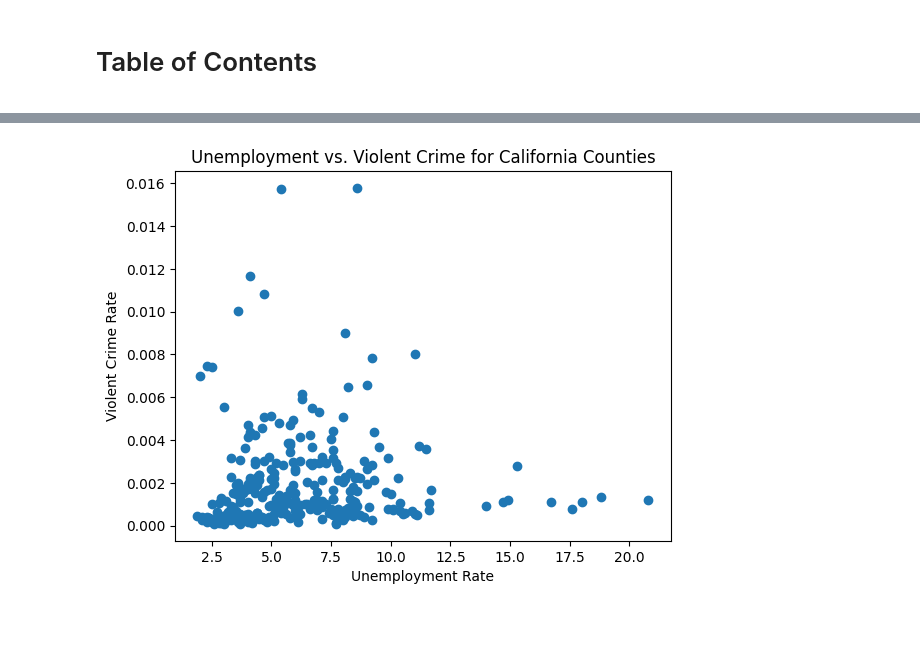
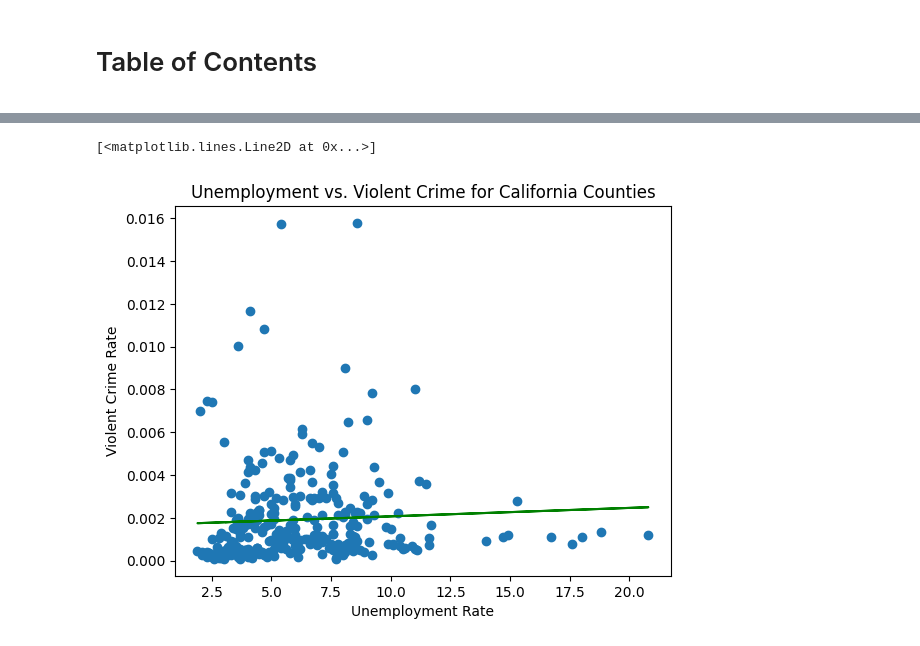
Before and after one commit to stanford-decarceration-collective/stanford-decarceration-collective, a Jupyter notebook: notebooks/crime_correlation/linear_regression_prep.ipynb, the cells around one changed output, grey strips where cells are left out. Cells and saved outputs as stored; diff of their text form; code cells hidden in the pictures.

```diff
--- a/notebooks/crime_correlation/linear_regression_prep.ipynb
+++ b/notebooks/crime_correlation/linear_regression_prep.ipynb
@@ -68,8 +79,20 @@ per_capita_crime = violent_crime / population
 
 property_crime.astype(int)
 per_capita_property_crime = property_crime / population
+
+urban_rural.columns = ['total_units', 'urban_units', 'rural_units']
+
+urban_rural.urban_units = urban_rural.urban_units / urban_rural.total_units
+urban_rural.rural_units = urban_rural.rural_units / urban_rural.total_units
+# %%
+wealth_metrics.columns = ['population', 'population_density', 'per_capita_income', 'median_household_income', 'median_family_income']
+median_household_income = wealth_metrics.drop(['population', 'population_density', 'per_capita_income', 'median_family_income'], axis=1)
+percent_urban = urban_rural.drop(['total_units', 'rural_units'], axis=1)
+
+republican = political_affiliation.drop(["District Attorney (2022)", "Attorney General (2022)", "AG % Margin of Victory (2022)"], axis=1)
 # %%
 # unstack all the dataframes and rename their columns
+population_all = population.unstack().reset_index()
 per_capita_violent_all = per_capita_crime.unstack().reset_index()
 per_capita_property_all = per_capita_property_crime.unstack().reset_index()
 unemployment_all = unemployment.unstack().reset_index()
@@ -79,6 +102,7 @@ od_deaths_all = od_deaths.unstack().reset_index()
 free_reduced_meals_all = free_reduced_meals.unstack().reset_index()
 graduation_rates_all = graduation_rates.unstack().reset_index()
 
+population_all.columns = ['year', 'county', 'population']
 per_capita_violent_all.columns = ['year', 'county', 'violent_crime_rate']
 per_capita_property_all.columns = ['year', 'county', 'property_crime_rate']
 unemployment_all.columns = ['year', 'county', 'unemployment']
@@ -94,7 +118,7 @@ def combine_dfs(df_list):
         main_df = pd.merge(main_df, df)
     return main_df
 
-clean_data = combine_dfs([per_capita_property_all, unemployment_all, health_factors_all,
+clean_data = combine_dfs([population_all, per_capita_property_all, unemployment_all, health_factors_all,
                           health_outcomes_all, od_deaths_all, graduation_rates_all, free_reduced_meals_all])
 # %%
 def plot_rates(x, y, title, xlabel, ylabel):
@@ -121,7 +129,15 @@ clean_data
+# %%
+clean_data["median_household_income"] = clean_data.county.map(median_household_income.iloc[:,0])
+clean_data["percent_urban"] = clean_data.county.map(percent_urban.iloc[:,0])
+clean_data["republican"] = clean_data.county.map(republican.iloc[:,0])
 # %%
 plot_rates(clean_data.unemployment, clean_data.violent_crime_rate,
            "Unemployment vs. Violent Crime for California Counties",
           "Unemployment Rate", "Violent Crime Rate")
+
+a, b = np.polyfit(clean_data.unemployment, clean_data.violent_crime_rate, 1)
+plt.plot(clean_data.unemployment, a * clean_data.unemployment + b, color="g")
 # %% [output]
+[<matplotlib.lines.Line2D at 0x...>]
-[figure, old version]
+[figure, new version]
 # %%
```
Also changed, not shown: parts of 17 cells of this notebook, 3 other files.
